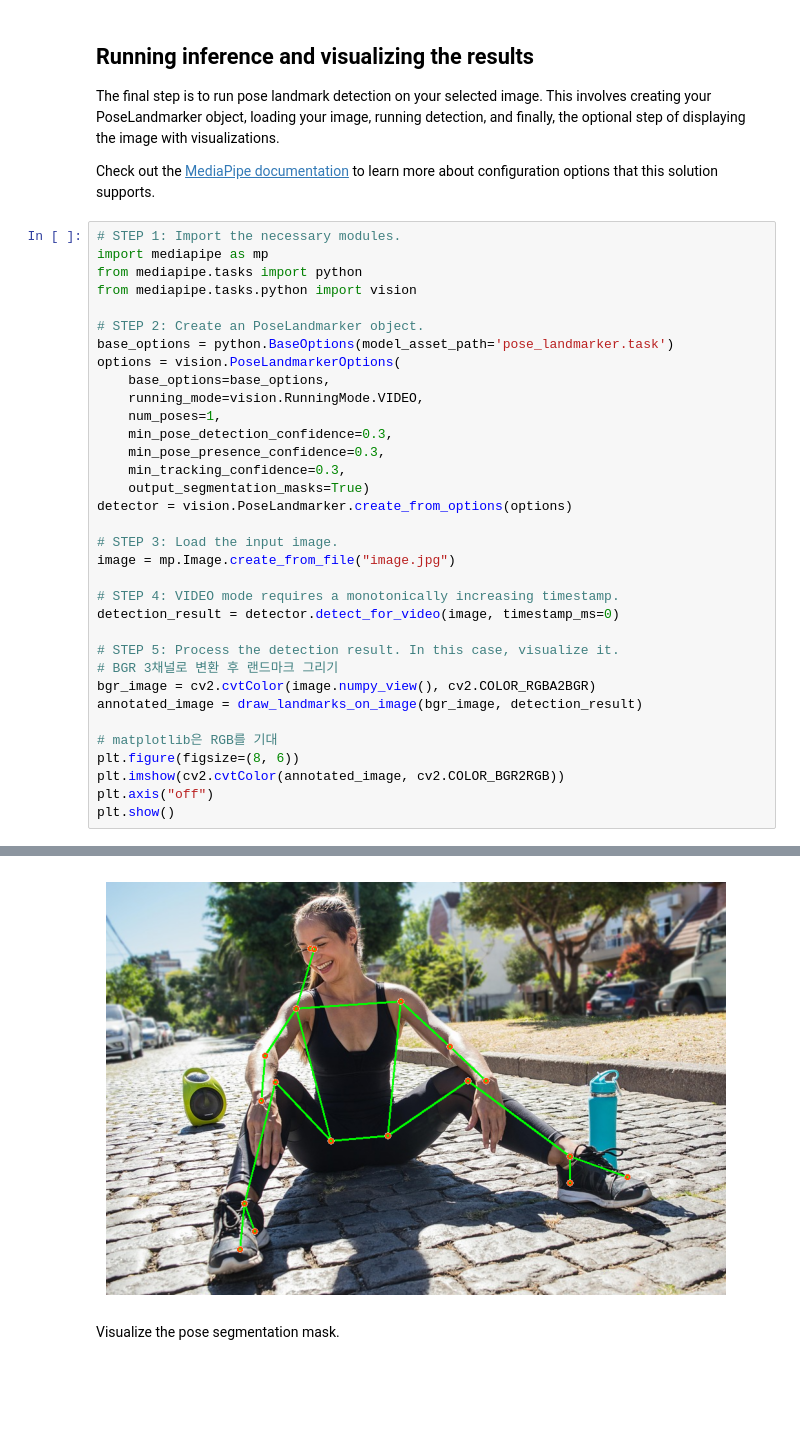
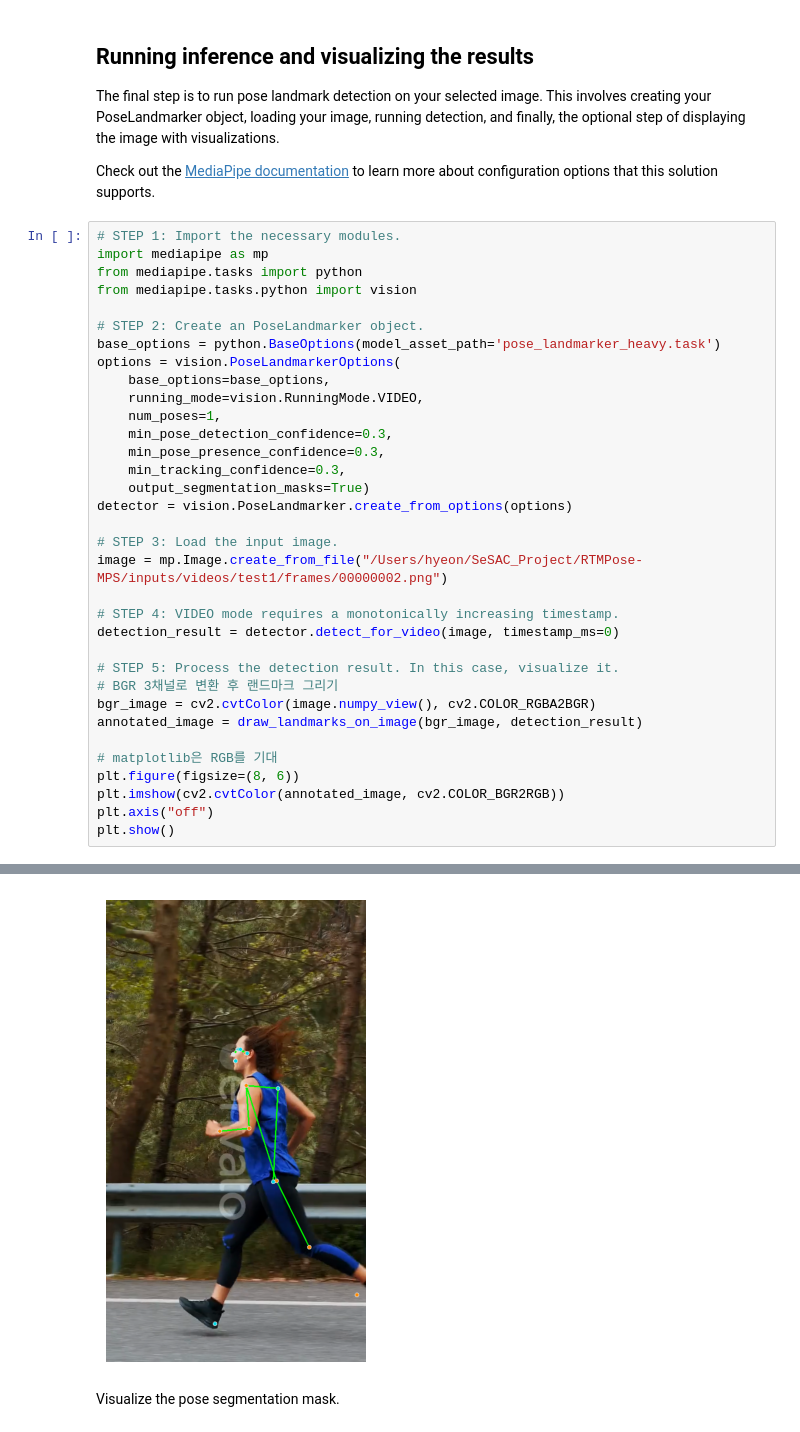
Before and after one commit to J-sehyeon/Oracle_Project, a Jupyter notebook: MediaPipe/Pose_Landmarker.ipynb, the cells around one changed output, grey strips where cells are left out. Cells and saved outputs as stored; diff of their text form; blank space fills up the shorter version.

```diff
--- a/MediaPipe/Pose_Landmarker.ipynb
+++ b/MediaPipe/Pose_Landmarker.ipynb
@@ -215,7 +215,7 @@ from mediapipe.tasks import python
 from mediapipe.tasks.python import vision
 
 # STEP 2: Create an PoseLandmarker object.
-base_options = python.BaseOptions(model_asset_path='pose_landmarker.task')
+base_options = python.BaseOptions(model_asset_path='pose_landmarker_heavy.task')
 options = vision.PoseLandmarkerOptions(
     base_options=base_options,
     running_mode=vision.RunningMode.VIDEO,
@@ -227,7 +227,7 @@ options = vision.PoseLandmarkerOptions(
 detector = vision.PoseLandmarker.create_from_options(options)
 
 # STEP 3: Load the input image.
-image = mp.Image.create_from_file("image.jpg")
+image = mp.Image.create_from_file("/Users/hyeon/SeSAC_Project/RTMPose-MPS/inputs/videos/test1/frames/00000002.png")
 
 # STEP 4: VIDEO mode requires a monotonically increasing timestamp.
 detection_result = detector.detect_for_video(image, timestamp_ms=0)
@@ -252,4 +249,4 @@ W0000 00:00:1787048343.722027 53798135 landmark_projection_calculator.cc:81] Usi
-[figure, old version]
+[figure, new version]
 # %% [markdown]
 Visualize the pose segmentation mask.
 # %%
```
Also changed, not shown: parts of 3 cells of this notebook, 27 other files.
